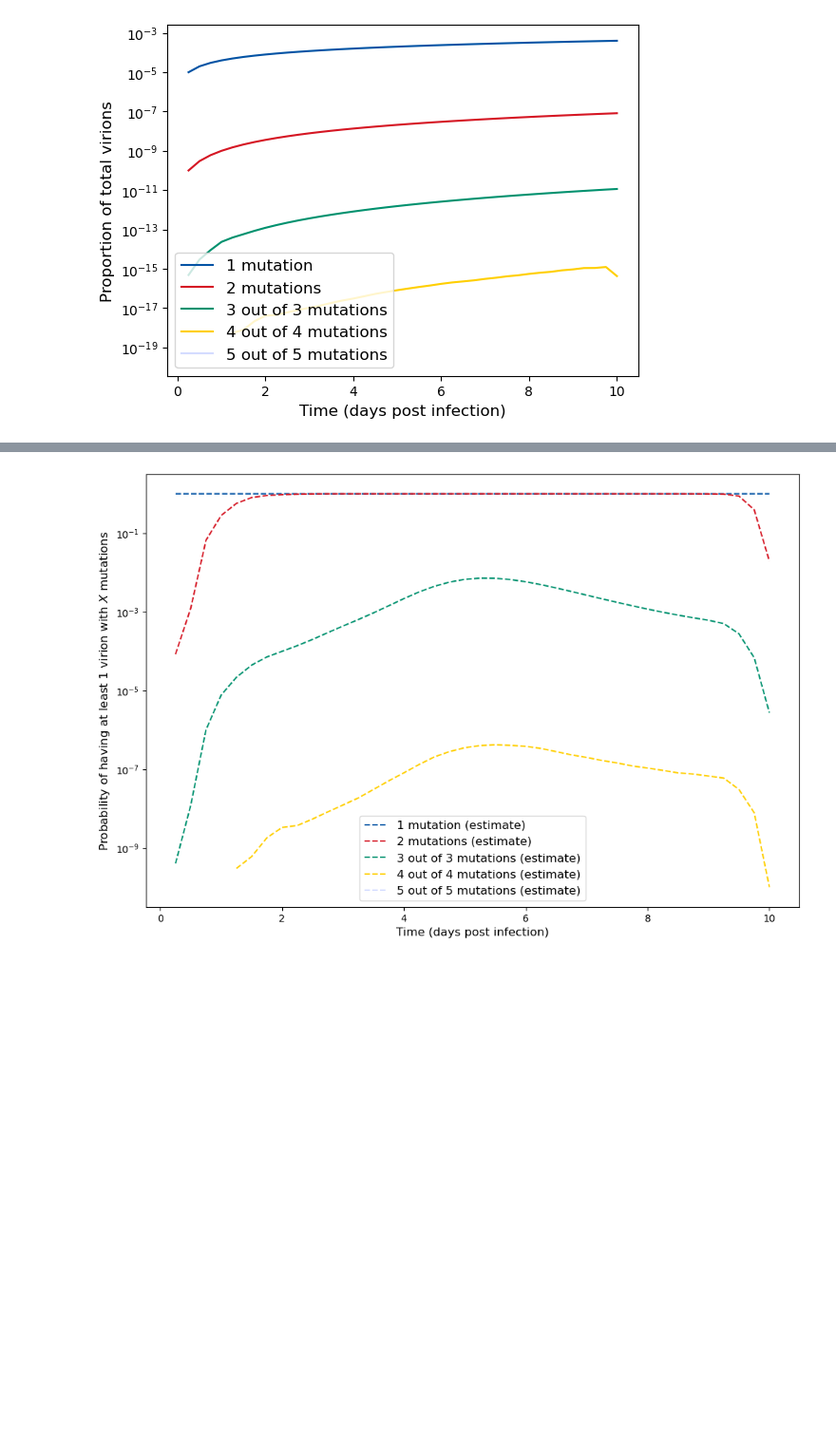
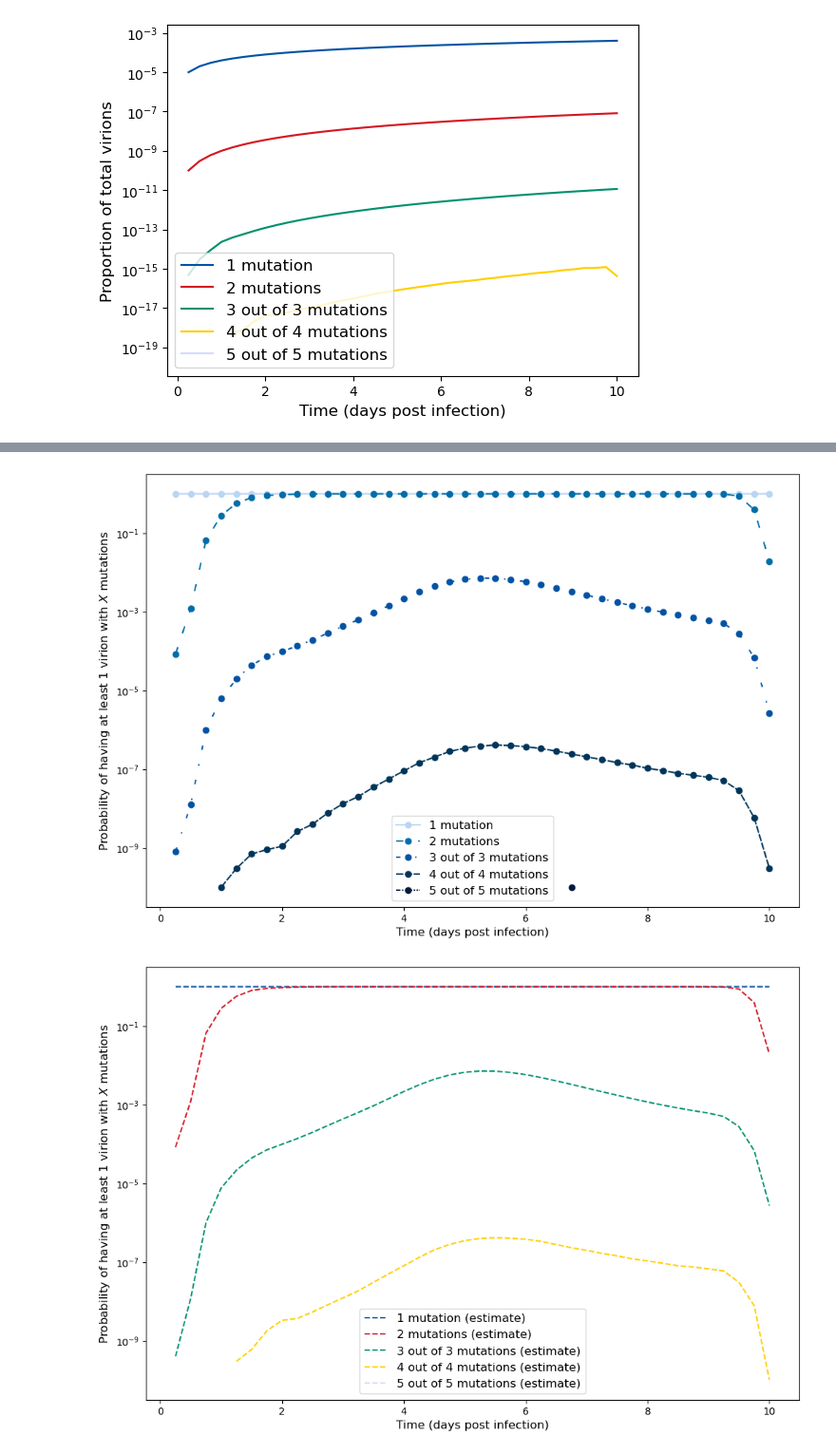
Before and after one commit to joshlooks/avianflu, a Jupyter notebook: bpm.ipynb, the cells around one changed output, grey strips where cells are left out. Shown at 95% size. Cells and saved outputs as stored; diff of their text form; code cells hidden in the pictures; blank space fills up the shorter version.

```diff
--- a/bpm.ipynb
+++ b/bpm.ipynb
@@ -643,3 +752,61 @@ plt.show()
+# %%
+from decimal import *
+
+#We calculate the totals of each type of virion
+n_totals = np.zeros((6,41))
+for i in range(0,1000):
+    for j in range(0,6):
+        n_totals[j,0:len(n_i_lists_quick[i][j])] += n_i_lists_quick[i][j]
+N_TOTAL = np.sum(n_totals, axis = 0)
+
+#set up time values
+timevals = np.linspace(0,10,41)
+
+#set up the colors for the plot
+plotcolors = ['#B9D6F2', '#006DAA', '#0353A4', '#003559','#061A40']
+linestyles = ['solid',(0,(5,10)),(0,(3,10,1,10)),(0,(5,1)),(0, (3, 1, 1, 1, 1, 1))]
+
+fig, ax = plt.subplots()
+fig.set_figwidth(12)
+fig.set_figheight(8)
+
+for i in range(1,6):
+    #make an estimate for the probability
+
+    prop = (n_totals[i,:] / N_TOTAL)
+    myrange = np.where((prop)>0)
+
+    mynewprop = []
+    mynewNTOTAL = []
+    result = []
+
+
+    for k in range(len(myrange[0])):
+        mynewprop.append(1 - Decimal(float(prop[myrange[0][k]])))
+        mynewNTOTAL.append(Decimal(N_TOTAL[myrange[0][k]] / (1000 * numberpeople1000s_quick)))
+        result.append(1 - mynewprop[-1] ** mynewNTOTAL[-1])
+
+
+    #create our label
+    if i > 2:
+        mylabel = str(i) + " out of " + str(i) + " mutations"
+    else:
+        if i > 1:
+            mylabel = "2 mutations"
+        else:
+            mylabel = "1 mutation"
+
+    if len(myrange[0]) > 0:
+        ax.semilogy(timevals[myrange], result, linestyle=linestyles[i-1],color=plotcolors[i-1],marker='o', label = mylabel)
+
+
+ax.legend(fontsize=12,loc='lower center')
+ax.set_ylabel(r'Probability of having at least 1 virion with $X$ mutations',fontsize=12)
+ax.set_xlabel('Time (days post infection)',fontsize=12)
+plt.savefig('Plots/prob_quick_1.pdf', dpi=2400,bbox_inches='tight')
+plt.show()
+# %% [output]
+[figure, added]
 # %%
 from decimal import *
 
```
Also changed, not shown: parts of 10 cells of this notebook, 10 other files.
